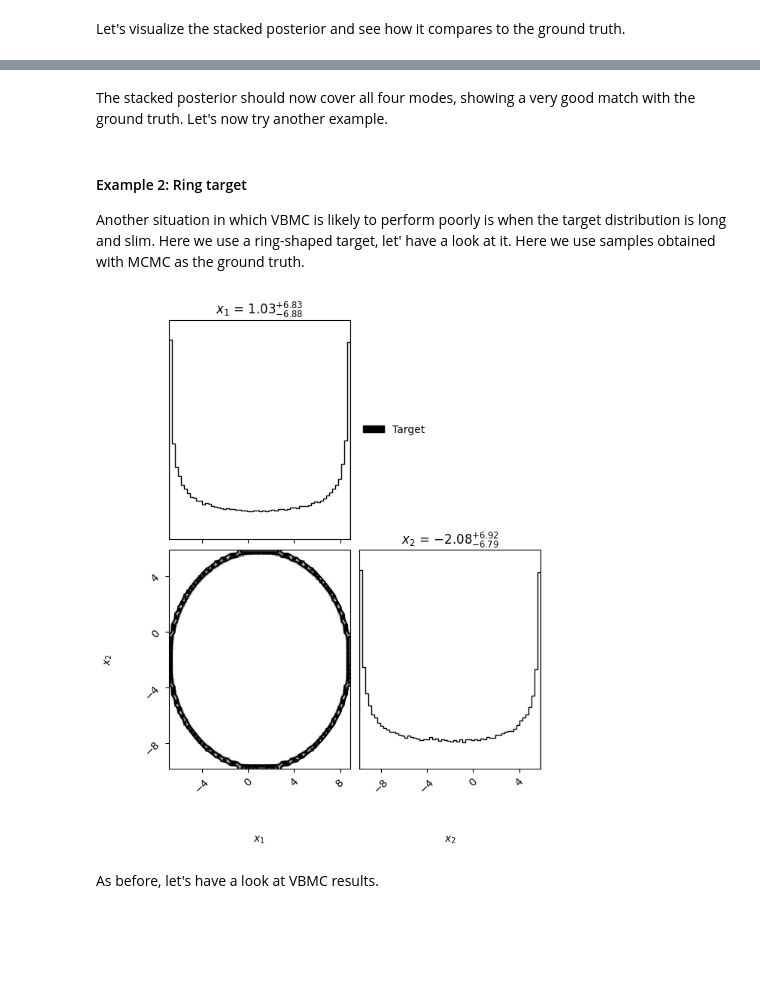
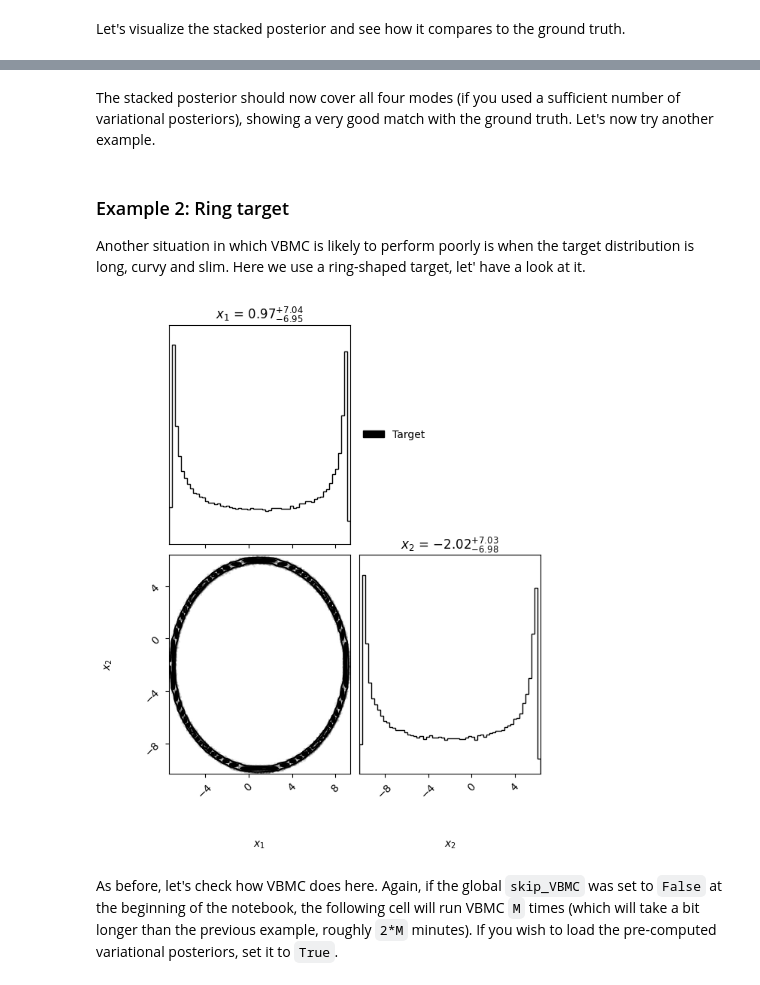
Before and after one commit to acerbilab/S-VBMC, a Jupyter notebook: examples.ipynb, the cells around one changed output, grey strips where cells are left out. Saved outputs shown, nothing was run; the diff lists cells and outputs as text; code cells hidden in the pictures; blank space fills up the shorter version.

Commit message:
added vbmc

```diff
--- a/examples.ipynb
+++ b/examples.ipynb
@@ -114,23 +271,25 @@ _ = overlay_corner_plot(
 # %% [markdown]
-The stacked posterior should now cover all four modes, showing a very good match with the ground truth. Let's now try another example.
+The stacked posterior should now cover all four modes (if you used a sufficient number of variational posteriors), showing a very good match with the ground truth. Let's now try another example.
 # %% [markdown]
-#### Example 2: Ring target
+### Example 2: Ring target
 
-Another situation in which VBMC is likely to perform poorly is when the target distribution is long and slim. Here we use a ring-shaped target, let' have a look at it. Here we use samples obtained with MCMC as the ground truth.
+Another situation in which VBMC is likely to perform poorly is when the target distribution is long, curvy and slim. Here we use a ring-shaped target, let' have a look at it.
 # %%
-X_ring_gt = np.loadtxt("samples/ring_D_2_GT.csv", # path to file
-                    delimiter=",", # CSV uses commas
-                    dtype=float)
+# Initialize
+ring = Ring()
+
+# Sample
+X_ring_gt = ring.sample(100000)
 
 _ = overlay_corner_plot(
     [X_ring_gt], # list of samples, just one in this case
     label = ["Target"], # label for legend
     color = ["black"], # colour for plot
     base = 4, # make it a bit bigger since it's only 2D
     bins = 60
     )
 # %% [output]
-[figure, old version]
+[figure, new version]
 # %% [markdown]
-As before, let's have a look at VBMC results.
+As before, let's check how VBMC does here. Again, if the global `skip_VBMC` was set to `False` at the beginning of the notebook, the following cell will run VBMC `M` times (which will take a bit longer than the previous example, roughly `2*M` minutes). If you wish to load the pre-computed variational posteriors, set it to `True`.
 # %%
```
Also changed, not shown: parts of 28 cells of this notebook.
